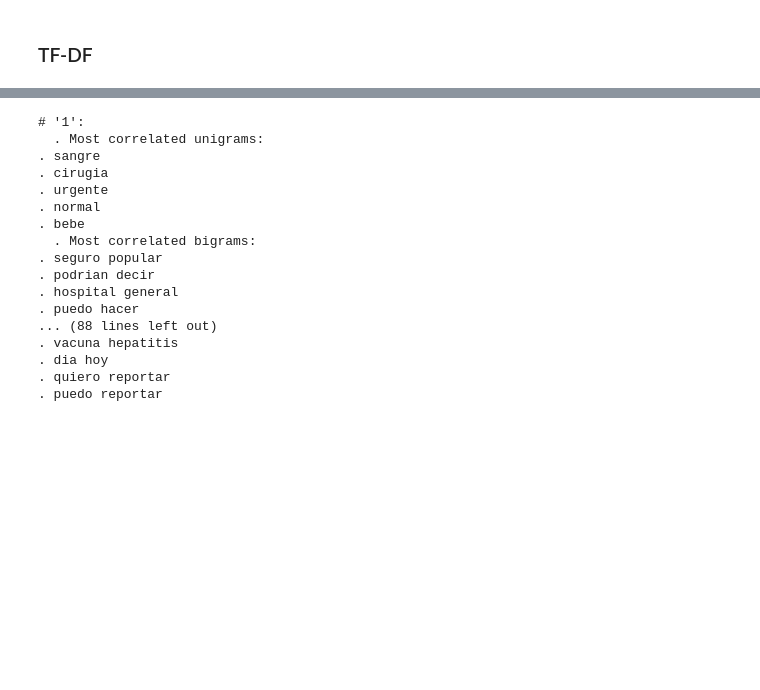
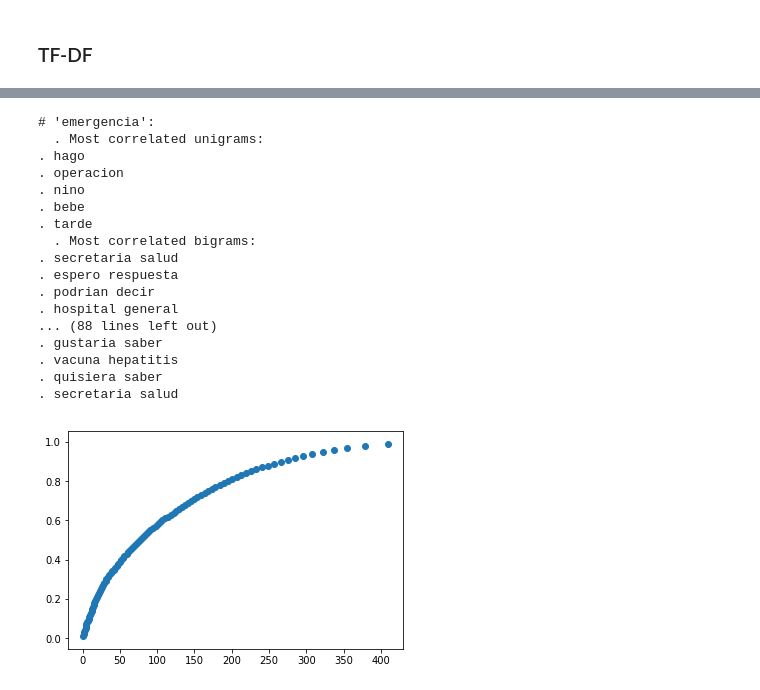
Before and after one commit to opintel/mi-salud, a Jupyter notebook: pipeline_modelo_2.ipynb, the cells around one changed output, grey strips where cells are left out. Drawn from its saved outputs; the diff is of its cells as text; code cells hidden in the pictures; blank space fills up the shorter version.

```diff
--- a/pipeline_modelo_2.ipynb
+++ b/pipeline_modelo_2.ipynb
@@ -355,7 +239,7 @@ for i in x_train:
 from sklearn.feature_selection import chi2
 
 N = 5
-for category_id in sorted(respuestas.categ_opi.unique()):
+for category_id in sorted(respuestas_etiquetas.categ_opi.unique()):
   features_chi2 = chi2(features, labels == category_id)
   indices = np.argsort(features_chi2[0])
   feature_names = np.array(tfidf.get_feature_names())[indices]
@@ -365,27 +249,66 @@ for category_id in sorted(respuestas.categ_opi.unique()):
   print("  . Most correlated unigrams:\n. {}".format('\n. '.join(unigrams[-N:])))
   print("  . Most correlated bigrams:\n. {}".format('\n. '.join(bigrams[-N:])))
 # %% [output]
-# '1':
+# 'emergencia':
   . Most correlated unigrams:
-. sangre
-. cirugia
-. urgente
-. normal
+. hago
+. operacion
+. nino
 . bebe
+. tarde
   . Most correlated bigrams:
-. seguro popular
+. secretaria salud
+. espero respuesta
 . podrian decir
 . hospital general
-. puedo hacer
 ... (88 lines left out)
+. gustaria saber
 . vacuna hepatitis
-. dia hoy
-. quiero reportar
-. puedo reportar
+. quisiera saber
+. secretaria salud
 # %%
 from sklearn.decomposition import TruncatedSVD
 
-pca = TruncatedSVD(n_components = 20)
+pca = TruncatedSVD(n_components = 500)
 Xall = pca.fit_transform(features)
 
 Xall=pd.DataFrame(Xall)
+# %%
+tsvd=pca.fit(features)
+var_ratio=tsvd.explained_variance_ratio_
+# %%
+def select_n_components(var_ratio, goal_var: float) -> int:
+    # Set initial variance explained so far
+    total_variance = 0.0
+
+    # Set initial number of features
+    n_components = 0
+
+    # For the explained variance of each feature:
+    for explained_variance in var_ratio:
+
+        # Add the explained variance to the total
+        total_variance += explained_variance
+
+        # Add one to the number of components
+        n_components += 1
+
+        # If we reach our goal level of explained variance
+        if total_variance >= goal_var:
+            # End the loop
+            break
+
+    # Return the number of components
+    return n_components
+# %%
+curva=pd.DataFrame()
+for i in  np.arange(0.01, 1, 0.01):
+    componentes_i=select_n_components(var_ratio=var_ratio,goal_var= i)
+    componentes_i=pd.DataFrame({'var_exp':i, 'n_componentes':componentes_i}, index=[i])
+    curva=pd.concat([curva, componentes_i])
+# %%
+import matplotlib.pyplot as plt
+plt.scatter(curva.n_componentes, curva.var_exp)
+plt.show()
+# %% [output]
+[figure, added]
```
Also changed, not shown: parts of 83 cells of this notebook, 2 other files.
